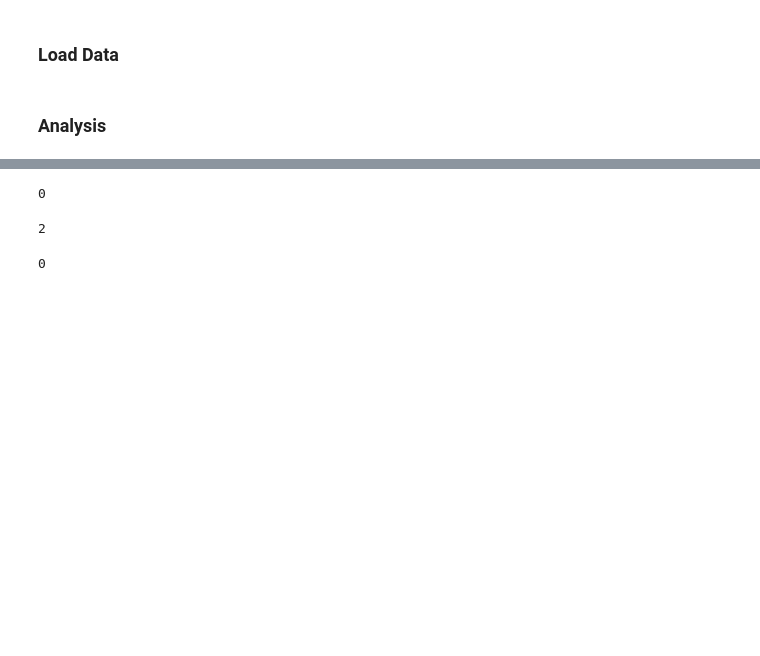
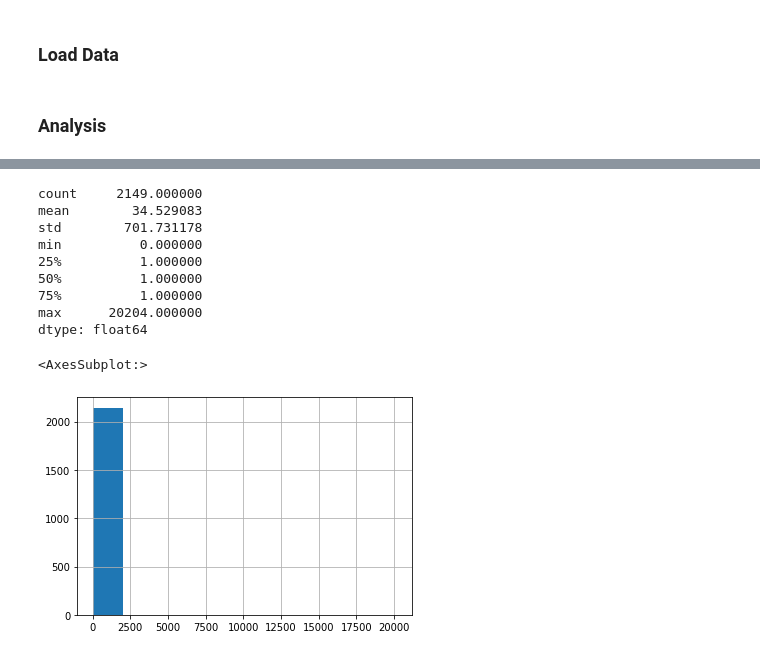
Before and after one commit to TwoRice/roastme_bot, a Jupyter notebook: notebooks/00_gather_data.ipynb, the cells around one changed output, grey strips where cells are left out. Cells and saved outputs as stored; diff of their text form; code cells hidden in the pictures; blank space fills up the shorter version.

```diff
--- a/notebooks/00_gather_data.ipynb
+++ b/notebooks/00_gather_data.ipynb
@@ -300,14 +338,16 @@ plt.plot([s['created_utc'] for s in submissions])
 # %%
-plt.hist([s['score'] for s in submission_data])
+scores = pd.Series([s['score'] for s in submissions])
+print(scores.describe())
+scores.hist()
+# %% [output]
+count     2149.000000
+mean        34.529083
+std        701.731178
+min          0.000000
+25%          1.000000
+50%          1.000000
+75%          1.000000
+max      20204.000000
+dtype: float64
+<AxesSubplot:>
+[figure, added]
-# %%
-sum([d['is_meta'] for d in all_data])
-# %% [output]
-0
-# %%
-sum([d['is_video'] for d in all_data])
-# %% [output]
-2
-# %%
-sum([d['is_self'] for d in all_data])
-# %% [output]
-0
```
Also changed, not shown: parts of 14 cells of this notebook.
